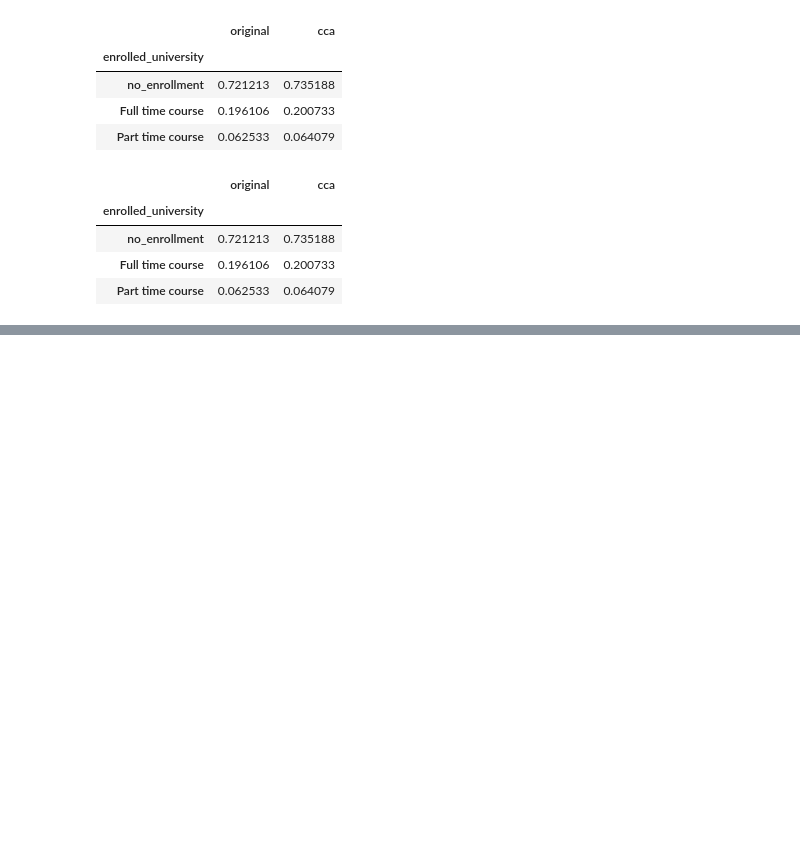
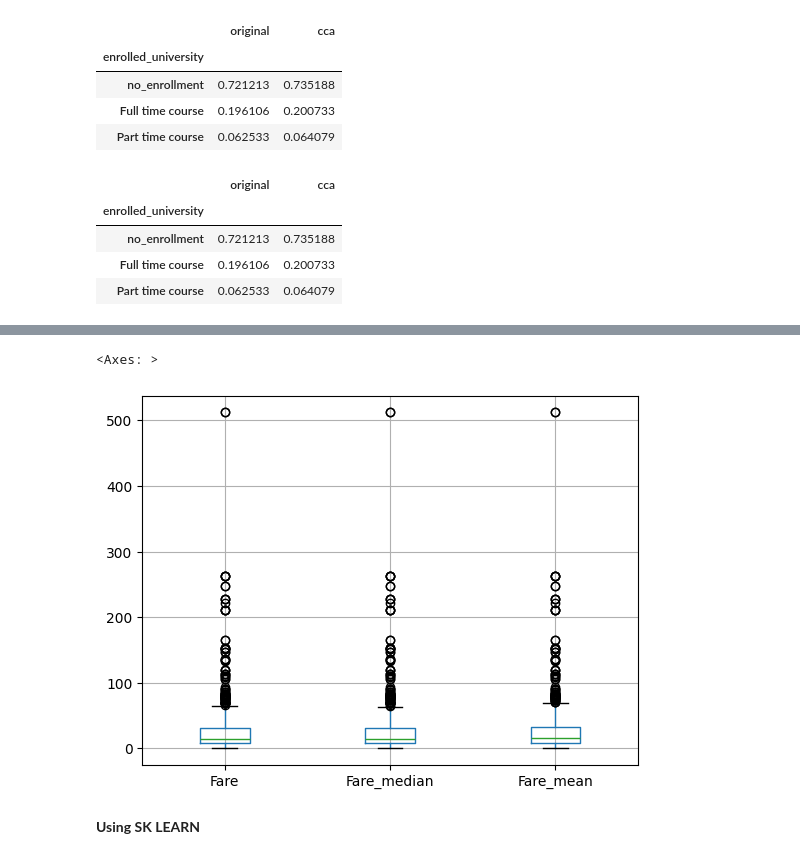
Before and after one commit to Dhrupad-05/Intro-to-Machine-Learning, a Jupyter notebook: 6_Handling_Missing_Data.ipynb, the cells around one changed output, grey strips where cells are left out. Cells and saved outputs as stored; diff of their text form; code cells hidden in the pictures; blank space fills up the shorter version.

```diff
--- a/6_Handling_Missing_Data.ipynb
+++ b/6_Handling_Missing_Data.ipynb
@@ -220,0 +400,7 @@ temp
+# %%
+X_train[['Fare', 'Fare_median', 'Fare_mean']].boxplot()
+# %% [output]
+<Axes: >
+[figure, added]
+# %% [markdown]
+**Using SK LEARN**
```
Also changed, not shown: parts of 27 cells of this notebook.
